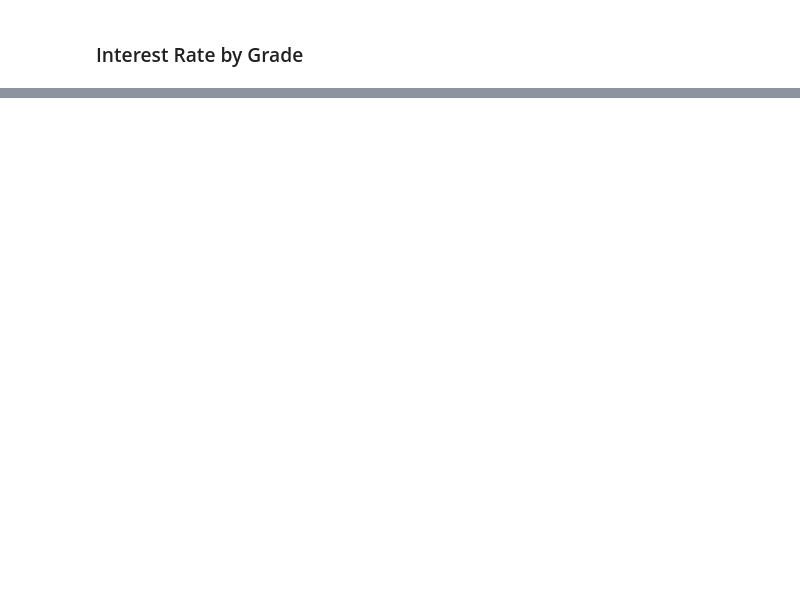
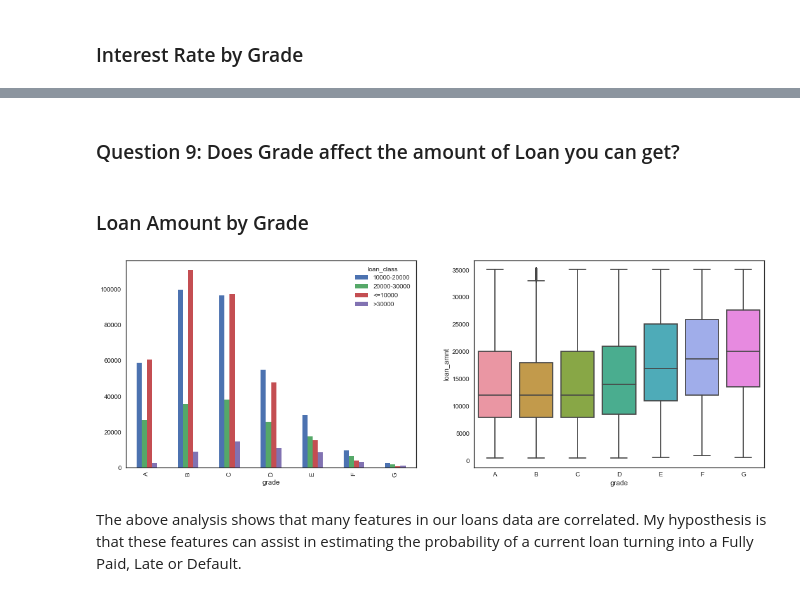
Before and after one commit to ramyatamehrotra/Springboard_DSCT, a Jupyter notebook: Data Storytelling (Module 7.2) - Lending Club loans data.ipynb, the cells around one changed output, grey strips where cells are left out. Drawn from its saved outputs; the diff is of its cells as text; code cells hidden in the pictures; blank space fills up the shorter version.

```diff
--- a/Data Storytelling (Module 7.2) - Lending Club loans data.ipynb
+++ b/Data Storytelling (Module 7.2) - Lending Club loans data.ipynb
@@ -308,0 +323,24 @@ plt.show()
+# %% [markdown]
+### Question 9: Does Grade affect the amount of Loan you can get?
+# %% [markdown]
+### Loan Amount by Grade
+# %%
+fig, axs = plt.subplots(1,2,figsize=(18,6))
+
+def loan_class(num):
+    if num <= 10000:
+        return '<=10000'
+    elif num <= 20000:
+        return '10000-20000'
+    elif num <= 30000:
+        return '20000-30000'
+    else:
+        return '>30000'
+loans_data['loan_class']=loans_data['loan_amnt'].apply(loan_class)
+loans_data.groupby(['grade','loan_class']).size().unstack().plot(kind='bar', ax=axs[0])
+sns.boxplot(x='grade', y='loan_amnt', data=loans_data, order = 'ABCDEFG', ax=axs[1])
+plt.show()
+# %% [output]
+[figure, added]
+# %% [markdown]
+The above analysis shows that many features in our loans data are correlated. My hyposthesis is that these features can assist in estimating the probability of a current loan turning into a Fully Paid, Late or Default.
```
Also changed, not shown: parts of 13 cells of this notebook.
